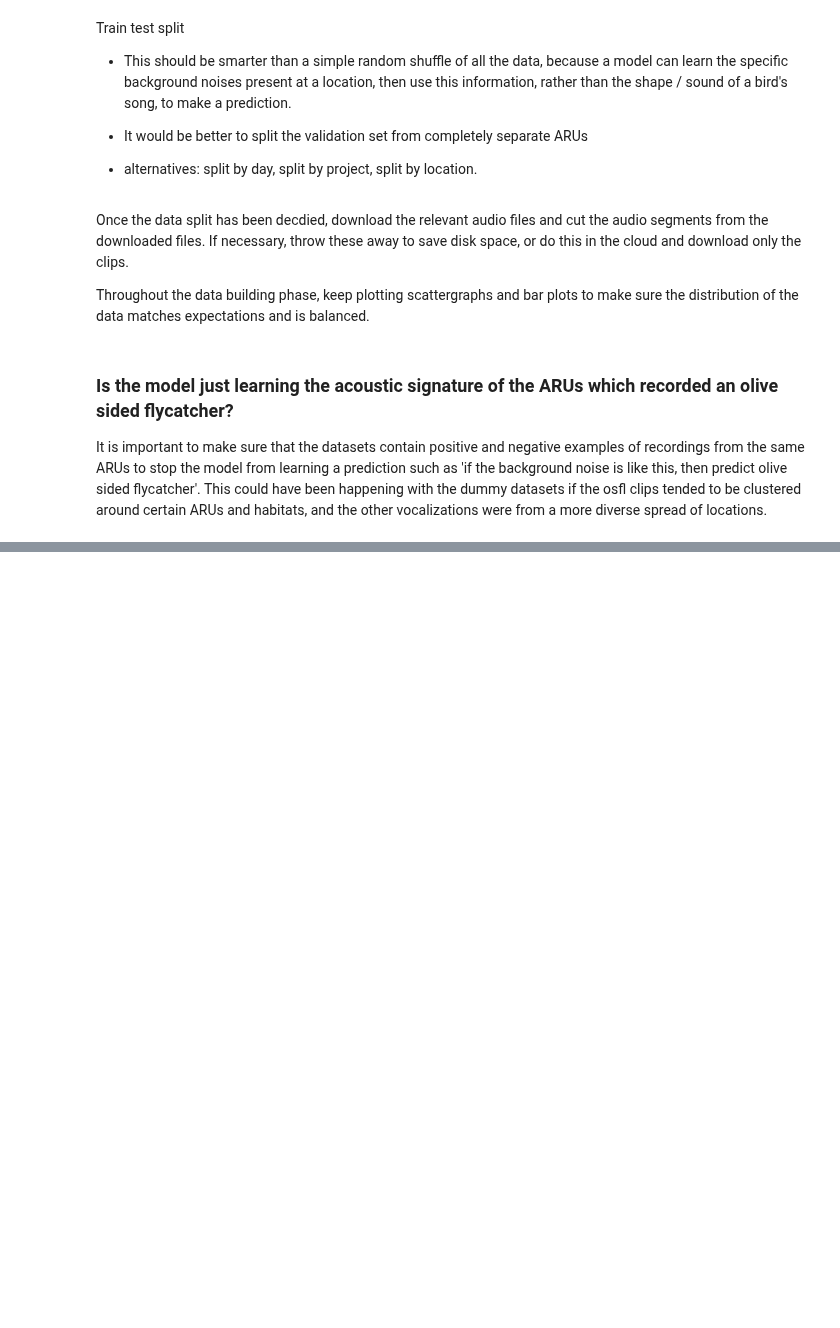
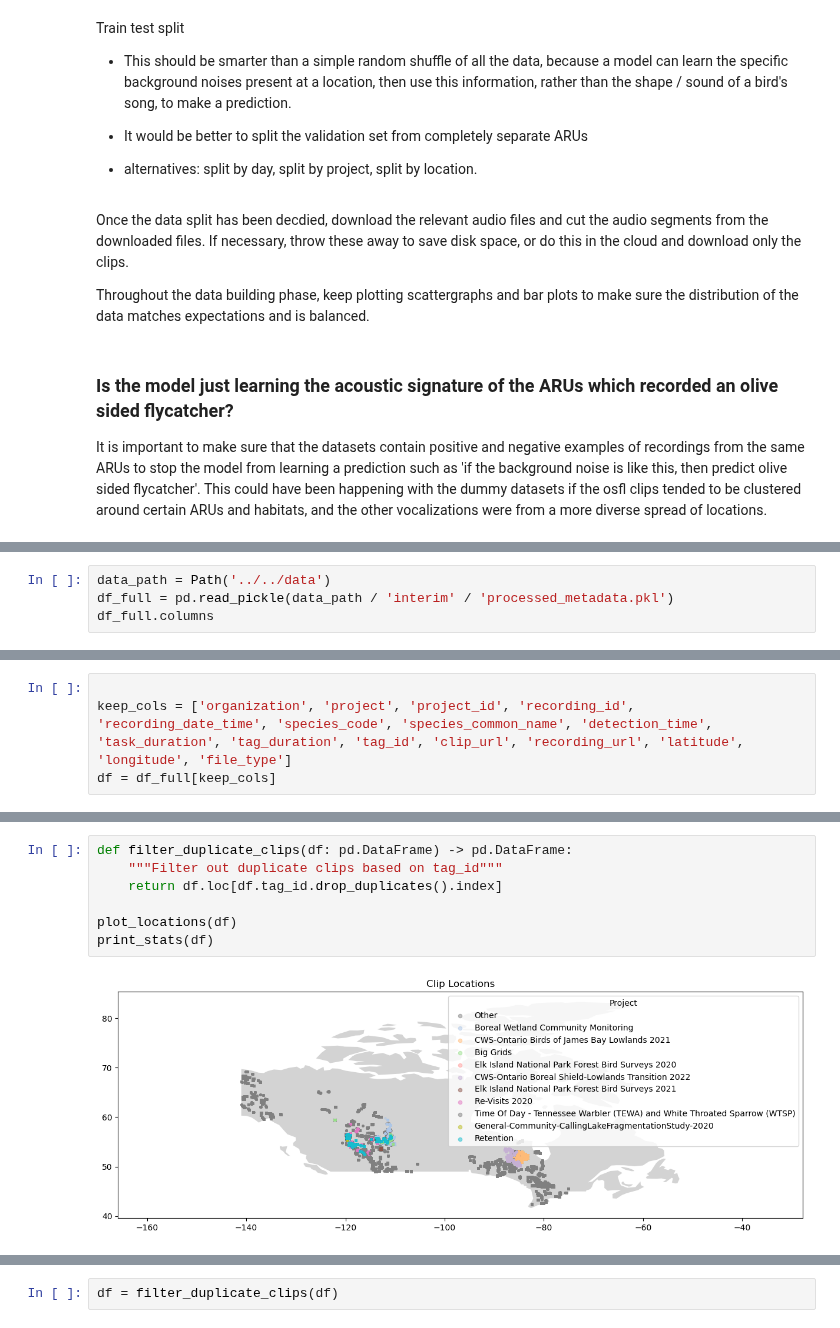
Before and after one commit to Mgallimore88/osfl_cnn_recognizer, a Jupyter notebook: notebooks/exploratory_nbs/1.10-mjg-osfl-dataset-construction.ipynb, the cells around one changed output, grey strips where cells are left out. Cells and saved outputs as stored; diff of their text form; blank space fills up the shorter version.

```diff
--- a/notebooks/exploratory_nbs/1.10-mjg-osfl-dataset-construction.ipynb
+++ b/notebooks/exploratory_nbs/1.10-mjg-osfl-dataset-construction.ipynb
@@ -59,0 +96,4 @@ It is important to make sure that the datasets contain positive and negative exa
+# %%
+data_path = Path('../../data')
+df_full = pd.read_pickle(data_path / 'interim' / 'processed_metadata.pkl')
+df_full.columns
@@ -59,0 +118,4 @@ It is important to make sure that the datasets contain positive and negative exa
+# %%
+
+keep_cols = ['organization', 'project', 'project_id', 'recording_id', 'recording_date_time', 'species_code', 'species_common_name', 'detection_time', 'task_duration', 'tag_duration', 'tag_id', 'clip_url', 'recording_url', 'latitude', 'longitude', 'file_type']
+df = df_full[keep_cols]
@@ -59,0 +163,9 @@ It is important to make sure that the datasets contain positive and negative exa
+# %%
+def filter_duplicate_clips(df: pd.DataFrame) -> pd.DataFrame:
+    """Filter out duplicate clips based on tag_id"""
+    return df.loc[df.tag_id.drop_duplicates().index]
+
+plot_locations(df)
+print_stats(df)
+# %% [output]
+[figure, added]
@@ -59,0 +181,2 @@ It is important to make sure that the datasets contain positive and negative exa
+# %%
+df = filter_duplicate_clips(df)
```
Also changed, not shown: parts of 25 cells of this notebook, 2 other files.
